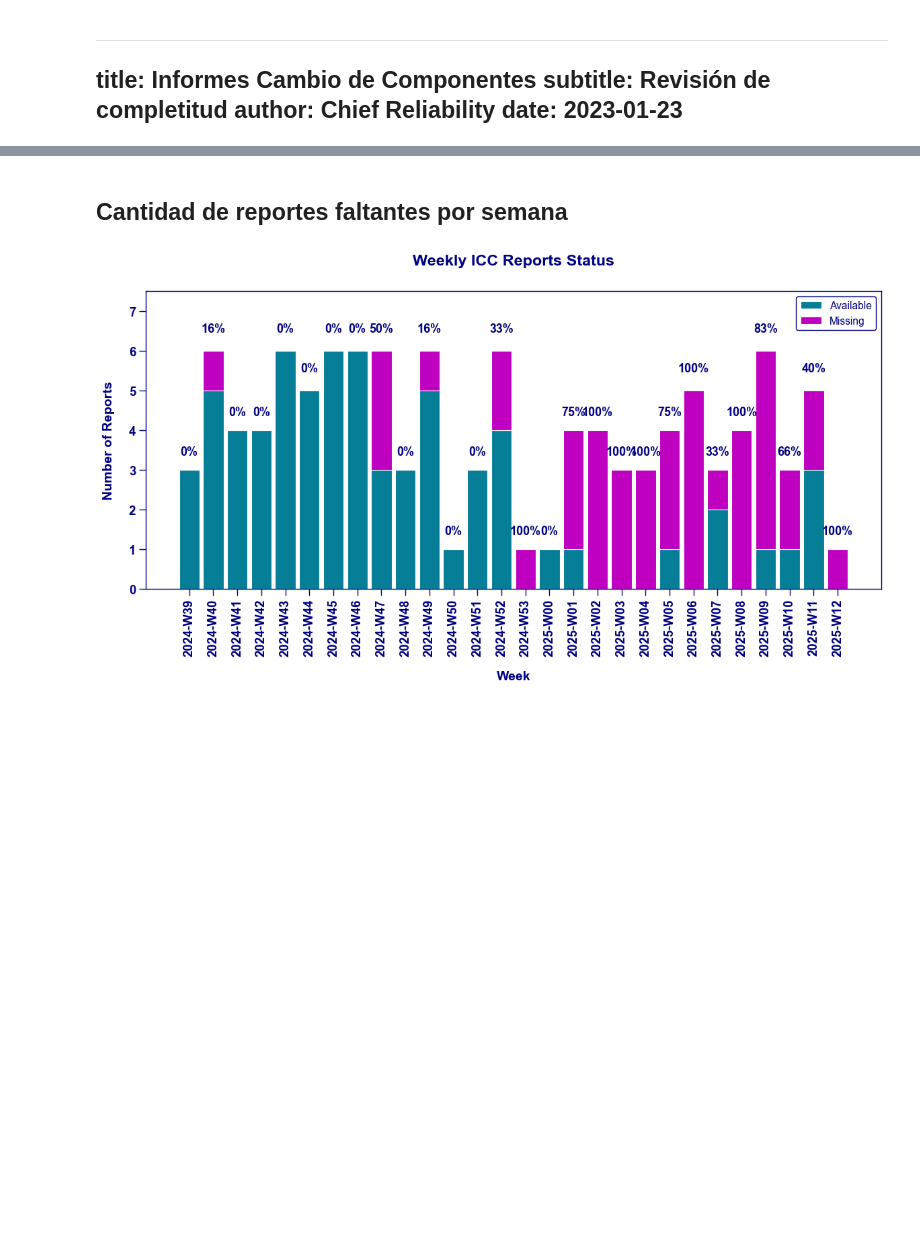
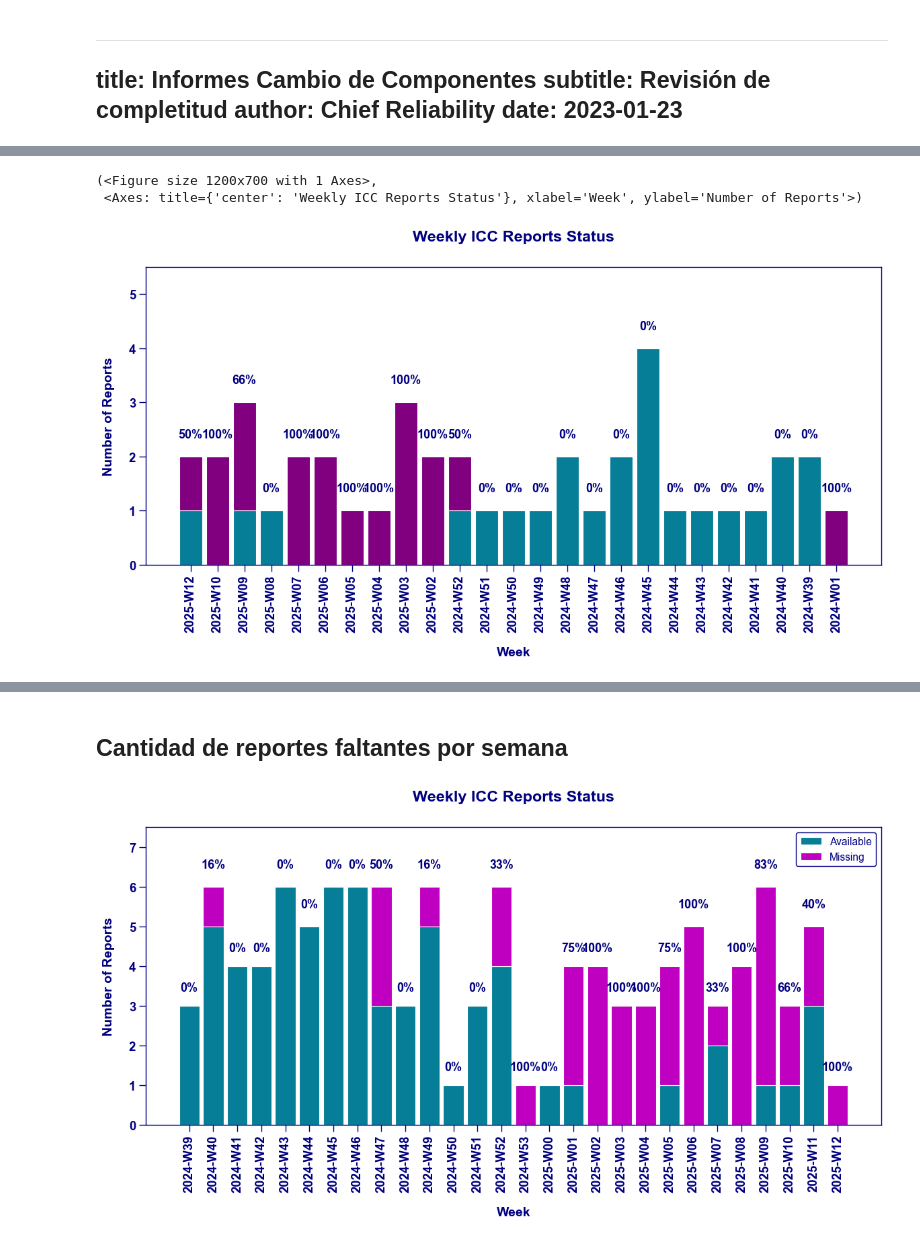
Before and after one commit to cecilvega/kbook, a Jupyter notebook: reliability/icc.ipynb, the cells around one changed output, grey strips where cells are left out. Drawn from its saved outputs; the diff is of its cells as text; code cells hidden in the pictures; blank space fills up the shorter version.

```diff
--- a/reliability/icc.ipynb
+++ b/reliability/icc.ipynb
@@ -182,0 +183,76 @@ cc_df = Readr.Planning.read_cc().sort("changeout_date", descending=True)
+# %%
+from kdags.resources.ggplot.core import GGPrism
+from kdags.resources.ggplot.basic_plots import bar_plot
+
+
+def plot_icc_report_alternative(weekly_summary):
+    """
+    Alternative implementation using the bar_plot function from basic_plots.
+    """
+    # Create theme instance
+    theme = GGPrism()
+
+    # Make sure we're working with a Polars DataFrame
+    if not isinstance(weekly_summary, pl.DataFrame):
+        weekly_summary = pl.from_pandas(weekly_summary)
+
+    # Create a stacked bar plot
+    fig, ax = bar_plot(
+        theme=theme,
+        df=weekly_summary,
+        x="changeout_week",
+        y=["available", "missing"],
+        figsize=(12, 7),
+        stacked=True,
+        width=0.85,
+    )
+
+    # Get data as numpy arrays for custom annotations
+    total = weekly_summary.select("total").to_numpy().flatten()
+    missing_percentage = (
+        weekly_summary.select("missing_percentage").to_numpy().flatten()
+    )
+
+    # Add percentage labels
+    for i in range(len(weekly_summary)):
+        vertical_offset = 0.3 if total[i] < 5 else 0.4
+        percentage_text = (
+            f"{int(missing_percentage[i])}%" if missing_percentage[i] > 0 else "0%"
+        )
+
+        ax.text(
+            i,
+            total[i] + vertical_offset,
+            percentage_text,
+            ha="center",
+            va="bottom",
+            fontsize=13,
+            fontweight="bold",
+            color=theme.FIXED_COLORS["axis_color"],
+        )
+
+    # Set x-tick rotation
+    plt.setp(ax.get_xticklabels(), rotation=90)
+
+    # Ensure y-axis has enough room for labels
+    y_max = max(total) + 1.5
+    ax.set_ylim(0, y_max)
+
+    # Finalize plot
+    theme.finalize_plot(
+        fig,
+        ax,
+        title="Weekly ICC Reports Status",
+        xlabel="Week",
+        ylabel="Number of Reports",
+        legend_title="Report Status",
+    )
+
+    return fig, ax
+
+
+plot_icc_report_alternative(weekly_summary_df)
+# %% [output]
+(<Figure size 1200x700 with 1 Axes>,
+ <Axes: title={'center': 'Weekly ICC Reports Status'}, xlabel='Week', ylabel='Number of Reports'>)
+[figure, added]
```
Also changed, not shown: parts of 10 cells of this notebook.
